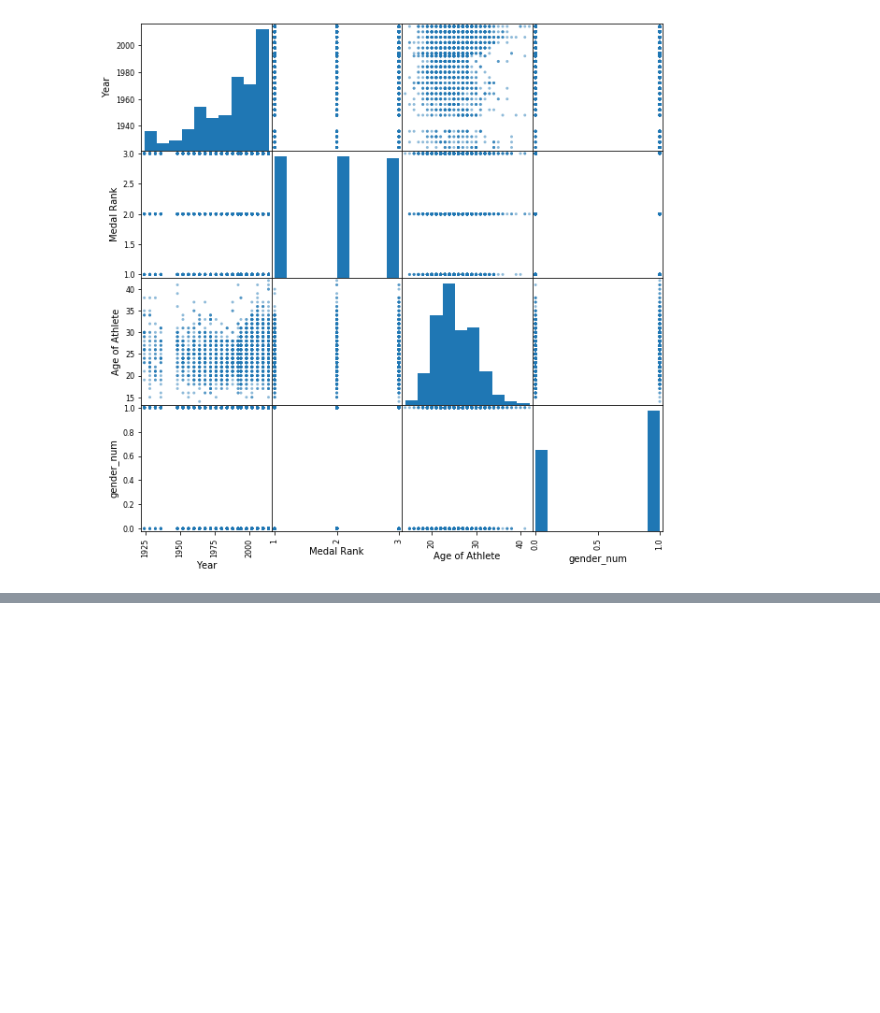
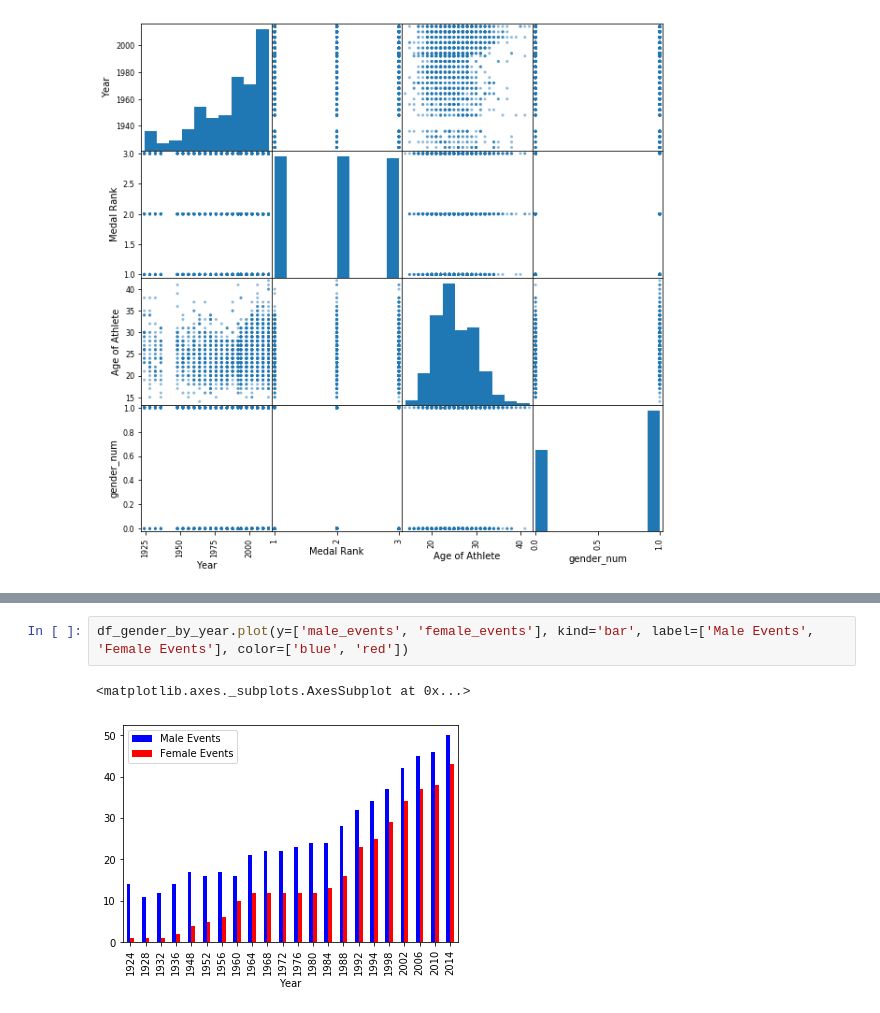
Before and after one commit to woodmc10/winter-olympics, a Jupyter notebook: notebooks/EDA.ipynb, the cells around one changed output, grey strips where cells are left out. Drawn from its saved outputs; the diff is of its cells as text; blank space fills up the shorter version.

```diff
--- a/notebooks/EDA.ipynb
+++ b/notebooks/EDA.ipynb
@@ -108,0 +209,5 @@ array([[<matplotlib.axes._subplots.AxesSubplot object at 0x...>,
+# %%
+df_gender_by_year.plot(y=['male_events', 'female_events'], kind='bar', label=['Male Events', 'Female Events'], color=['blue', 'red'])
+# %% [output]
+<matplotlib.axes._subplots.AxesSubplot at 0x...>
+[figure, added]
```
Also changed, not shown: parts of 37 cells of this notebook, 9 other files.
